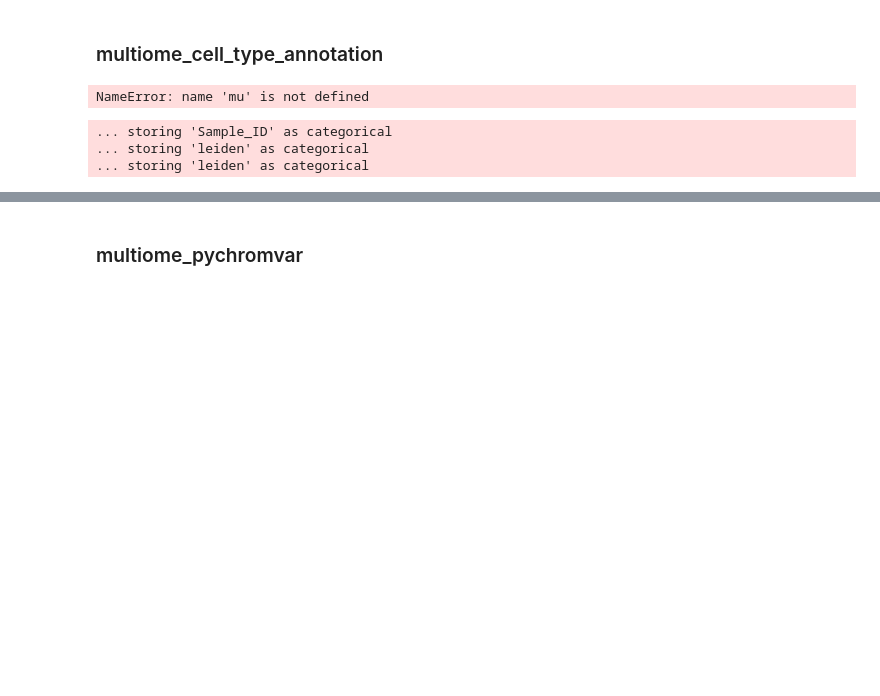
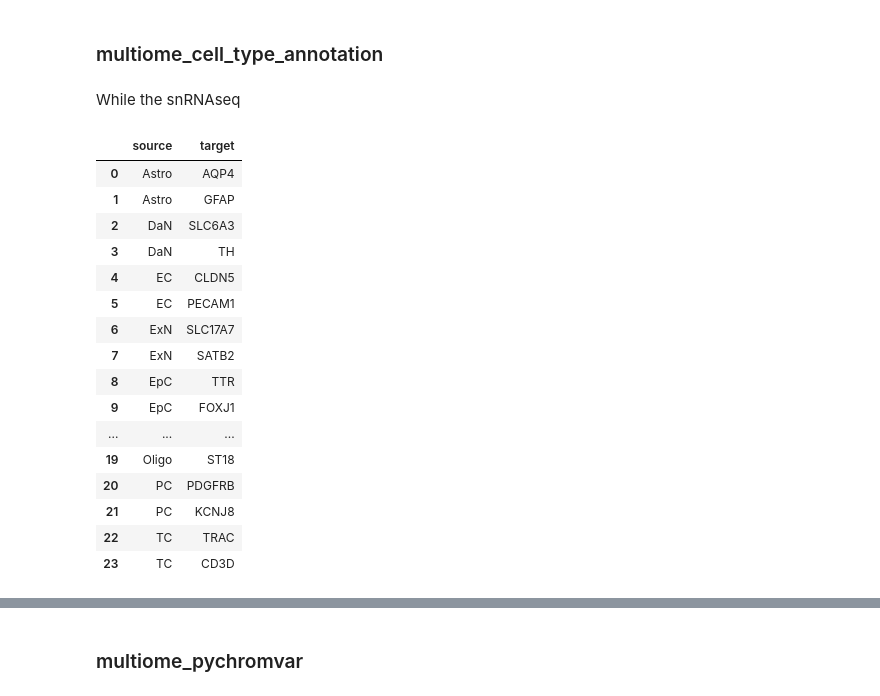
Before and after one commit to NIH-CARD/scMAVERICS, a Jupyter notebook: doc_notebooks/multiome.ipynb, the cells around one changed output, grey strips where cells are left out. Drawn from its saved outputs; the diff is of its cells as text; code cells hidden in the pictures; blank space fills up the shorter version.

```diff
--- a/doc_notebooks/multiome.ipynb
+++ b/doc_notebooks/multiome.ipynb
@@ -307,13 +348,27 @@ mu.pl.umap(
 ## Annotation
 # %% [markdown]
 ### multiome_cell_type_annotation
-# %%
-mdata = mu.read_h5mu(work_dir + 'data/08_multiome.h5mu')
-# %% [output]
-NameError: name 'mu' is not defined
+# %% [markdown]
+While the snRNAseq
 # %%
-mdata.write_h5mu(work_dir + 'data/08_multiome.h5mu', compression = 'gzip')
+# Create the DataFrame of canonical gene markers (This can be expanded)
+marker_gene_df = pd.read_csv(work_dir + 'input/first_pass_genes.csv')
+marker_gene_df
 # %% [output]
-... storing 'Sample_ID' as categorical
-... storing 'leiden' as categorical
-... storing 'leiden' as categorical
+|  | source | target |
+| 0 | Astro | AQP4 |
+| 1 | Astro | GFAP |
+| 2 | DaN | SLC6A3 |
+| 3 | DaN | TH |
+| 4 | EC | CLDN5 |
+| 5 | EC | PECAM1 |
+| 6 | ExN | SLC17A7 |
+| 7 | ExN | SATB2 |
+| 8 | EpC | TTR |
+| 9 | EpC | FOXJ1 |
+| ... | ... | ... |
+| 19 | Oligo | ST18 |
+| 20 | PC | PDGFRB |
+| 21 | PC | KCNJ8 |
+| 22 | TC | TRAC |
+| 23 | TC | CD3D |
```
Also changed, not shown: parts of 36 cells of this notebook, 6 other files.
